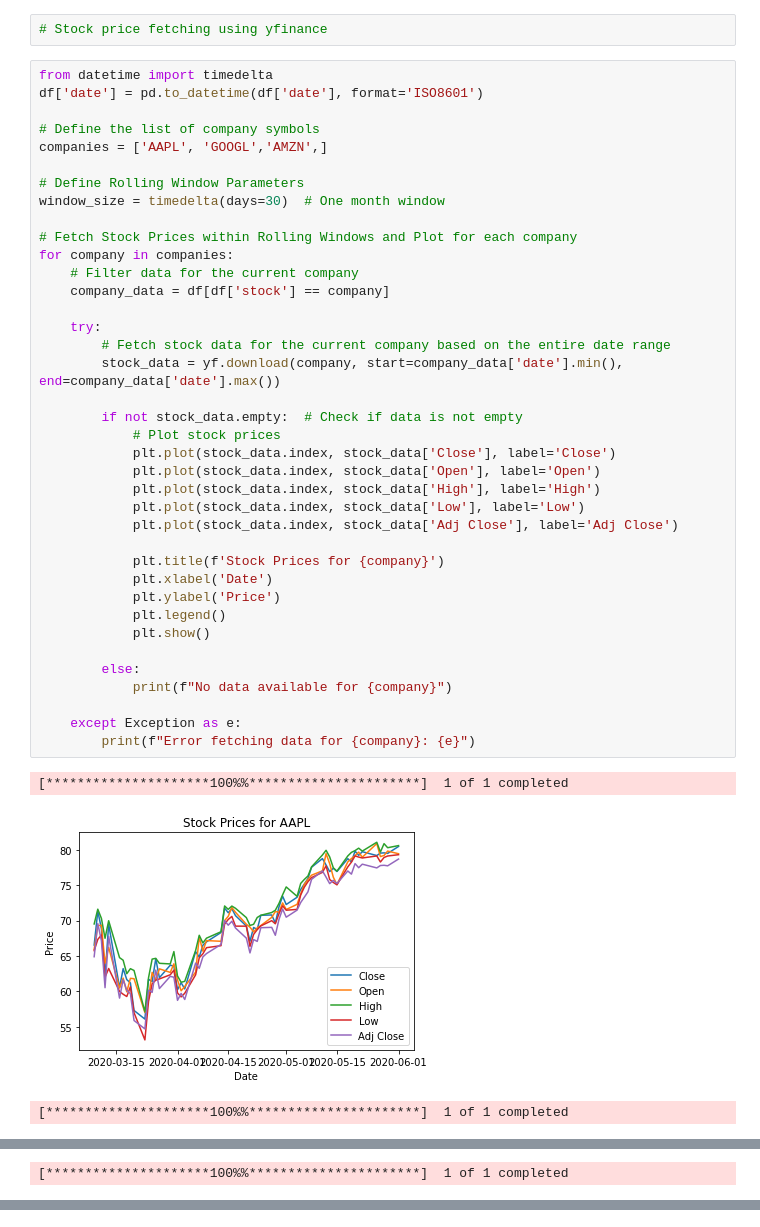
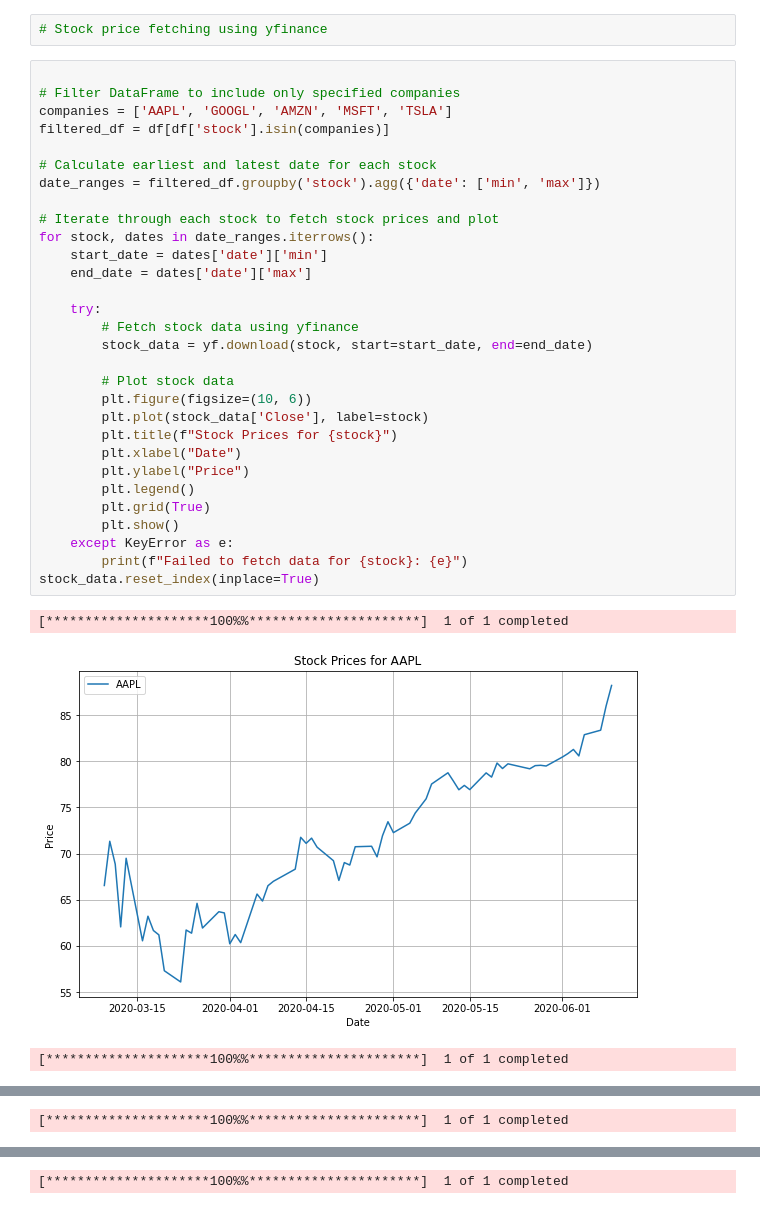
Before and after one commit to Yaadee/Finance_Data_Analysis, a Jupyter notebook: notebooks/Financial_EDA.ipynb, the cells around one changed output, grey strips where cells are left out. Saved outputs shown, nothing was run; the diff lists cells and outputs as text.

```diff
--- a/notebooks/Financial_EDA.ipynb
+++ b/notebooks/Financial_EDA.ipynb
@@ -580,44 +620,36 @@ df.head()
 # %%
 # Stock price fetching using yfinance
 # %%
-from datetime import timedelta
-df['date'] = pd.to_datetime(df['date'], format='ISO8601')
 
-# Define the list of company symbols
-companies = ['AAPL', 'GOOGL','AMZN',]
+# Filter DataFrame to include only specified companies
+companies = ['AAPL', 'GOOGL', 'AMZN', 'MSFT', 'TSLA']
+filtered_df = df[df['stock'].isin(companies)]
 
-# Define Rolling Window Parameters
-window_size = timedelta(days=30)  # One month window
+# Calculate earliest and latest date for each stock
+date_ranges = filtered_df.groupby('stock').agg({'date': ['min', 'max']})
 
-# Fetch Stock Prices within Rolling Windows and Plot for each company
-for company in companies:
-    # Filter data for the current company
-    company_data = df[df['stock'] == company]
+# Iterate through each stock to fetch stock prices and plot
+for stock, dates in date_ranges.iterrows():
+    start_date = dates['date']['min']
+    end_date = dates['date']['max']
 
     try:
-        # Fetch stock data for the current company based on the entire date range
-        stock_data = yf.download(company, start=company_data['date'].min(), end=company_data['date'].max())
+        # Fetch stock data using yfinance
+        stock_data = yf.download(stock, start=start_date, end=end_date)
 
-        if not stock_data.empty:  # Check if data is not empty
-            # Plot stock prices
-            plt.plot(stock_data.index, stock_data['Close'], label='Close')
-            plt.plot(stock_data.index, stock_data['Open'], label='Open')
-            plt.plot(stock_data.index, stock_data['High'], label='High')
-            plt.plot(stock_data.index, stock_data['Low'], label='Low')
-            plt.plot(stock_data.index, stock_data['Adj Close'], label='Adj Close')
-
-            plt.title(f'Stock Prices for {company}')
-            plt.xlabel('Date')
-            plt.ylabel('Price')
-            plt.legend()
-            plt.show()
-
-        else:
-            print(f"No data available for {company}")
-
-    except Exception as e:
-        print(f"Error fetching data for {company}: {e}")
+        # Plot stock data
+        plt.figure(figsize=(10, 6))
+        plt.plot(stock_data['Close'], label=stock)
+        plt.title(f"Stock Prices for {stock}")
+        plt.xlabel("Date")
+        plt.ylabel("Price")
+        plt.legend()
+        plt.grid(True)
+        plt.show()
+    except KeyError as e:
+        print(f"Failed to fetch data for {stock}: {e}")
+stock_data.reset_index(inplace=True)
 # %% [output]
 [*********************100%%**********************]  1 of 1 completed
-[figure, old version]
+[figure, new version]
 [*********************100%%**********************]  1 of 1 completed
@@ -626,0 +659 @@ for company in companies:
+[*********************100%%**********************]  1 of 1 completed
```
Also changed, not shown: parts of 35 cells of this notebook, 1 other file.
